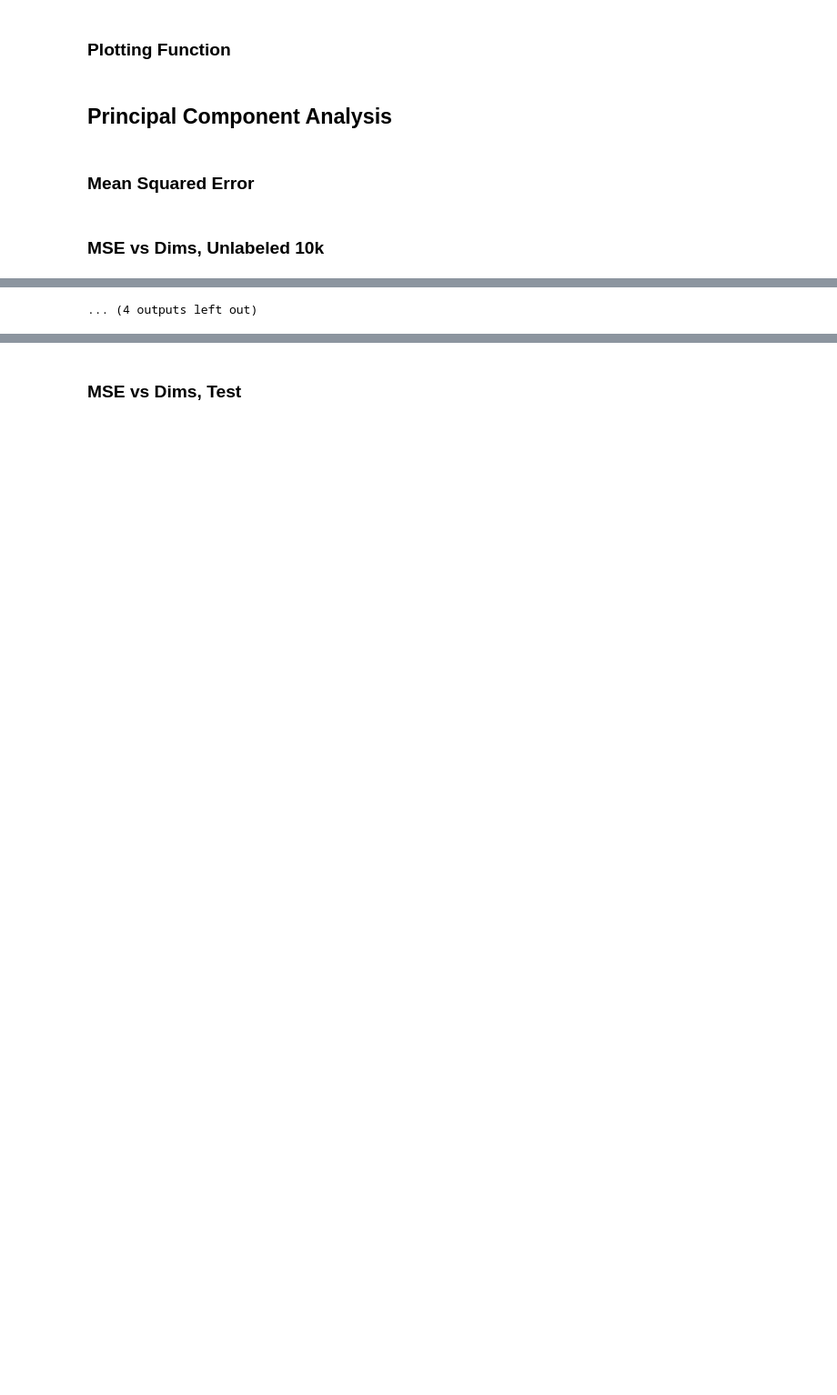
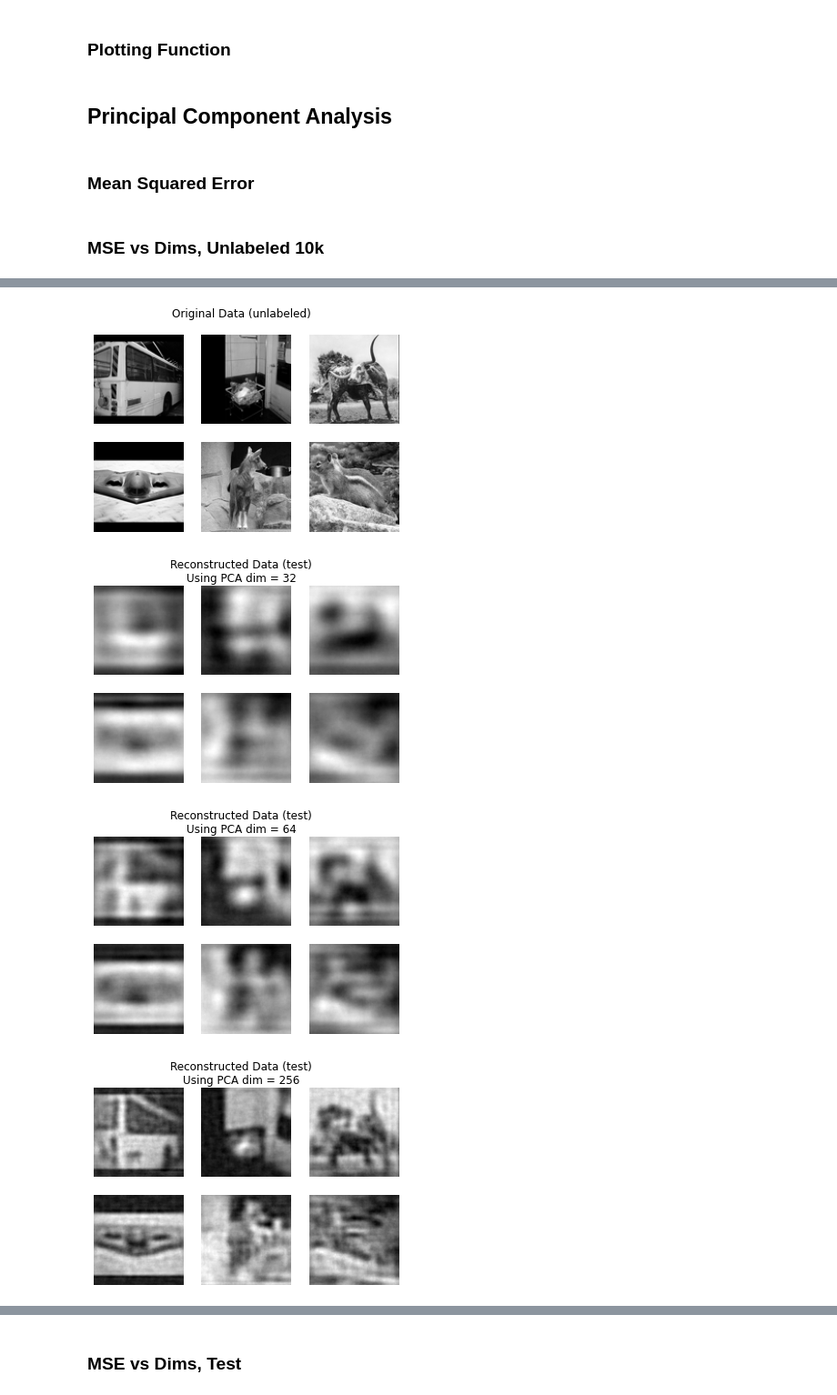
Before and after one commit to peeeyow/stl10-pca-gmm-experiment, a Jupyter notebook: pca_gmm_modules.ipynb, the cells around one changed output, grey strips where cells are left out. Shown at 91% size. Saved outputs shown, nothing was run; the diff lists cells and outputs as text; code cells hidden in the pictures; blank space fills up the shorter version.

```diff
--- a/pca_gmm_modules.ipynb
+++ b/pca_gmm_modules.ipynb
@@ -119,3 +117,6 @@ ds_test = datasets.STL10(root="./data", split="test")
 print(f"STL10 test split size: {len(ds_test)}")
 # %% [output]
 STL10 test split size: 8000
+# %%
+ds_train = datasets.STL10(root="./data", split="train")
+print(f"STL10 train split size: {len(ds_train)}")
@@ -195,7 +242,7 @@ dims = [32, 64, 256, 512, 1028, 2046, 4098]
 mse_per_dim = []
 
 indices = list(range(6))
-normalized_data_unlabeled_flatten, mean, std = normalize(data_unlabeled_flattened)
+normalized_data_unlabeled_flatten, mean, std = normalize(data_unlabeled_flattened.T)
 plot_sample(data_unlabeled_flattened, indices, "Original Data (unlabeled)", (96, 96))
 
 for dim in dims:
@@ -205,7 +252,7 @@ for dim in dims:
     mse = compute_mse(normalized_data_unlabeled_flatten, reconstructed_data)
     mse_per_dim.append(mse)
     plot_sample(
-        reconstructed_data,
+        reconstructed_data.T,
         indices,
         f"Reconstructed Data (test)\nUsing PCA dim = {dim}",
         (96, 96),
@@ -226 +261,4 @@ for dim in dims:
-... (4 outputs left out)
+[figure, added]
+[figure, added]
+[figure, added]
+[figure, added]
```
Also changed, not shown: parts of 43 cells of this notebook.
